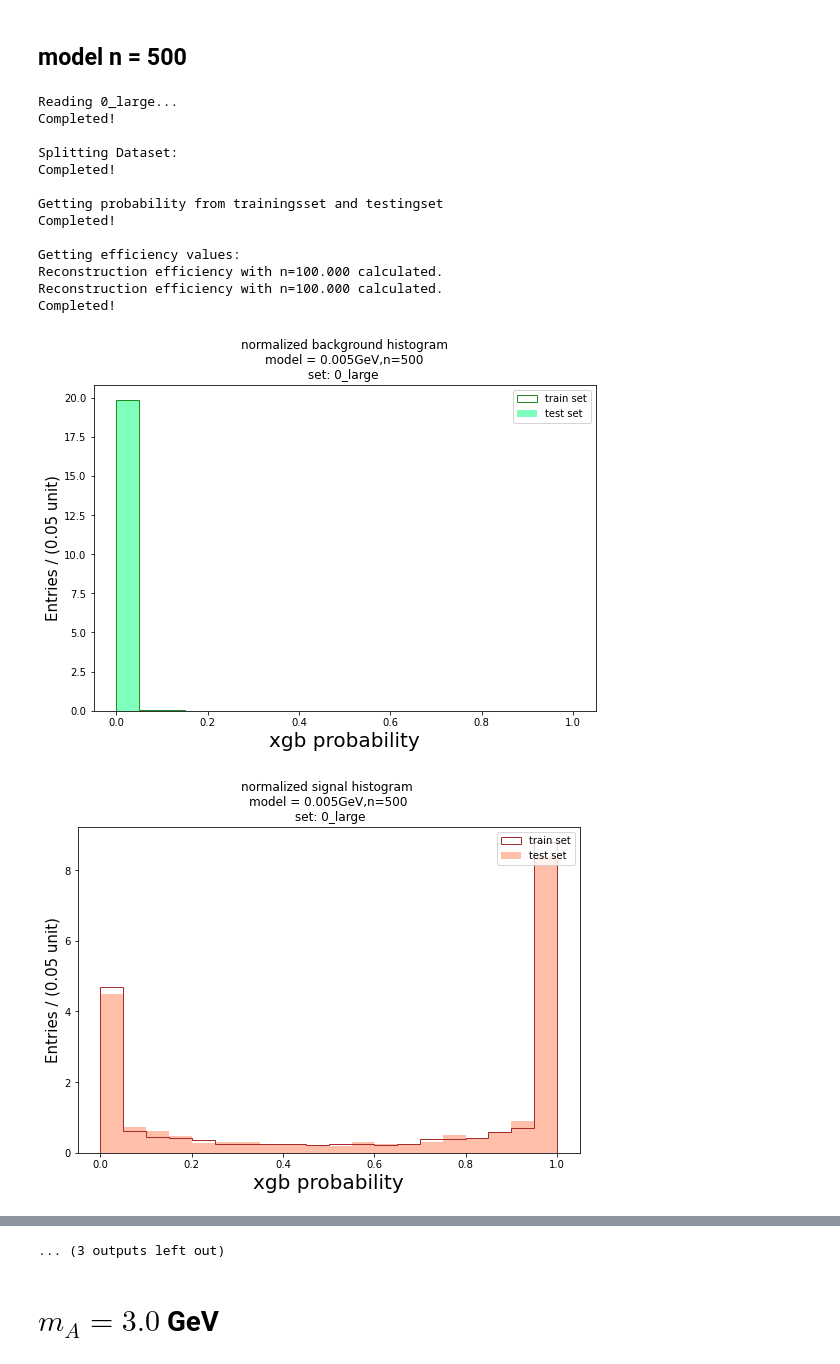
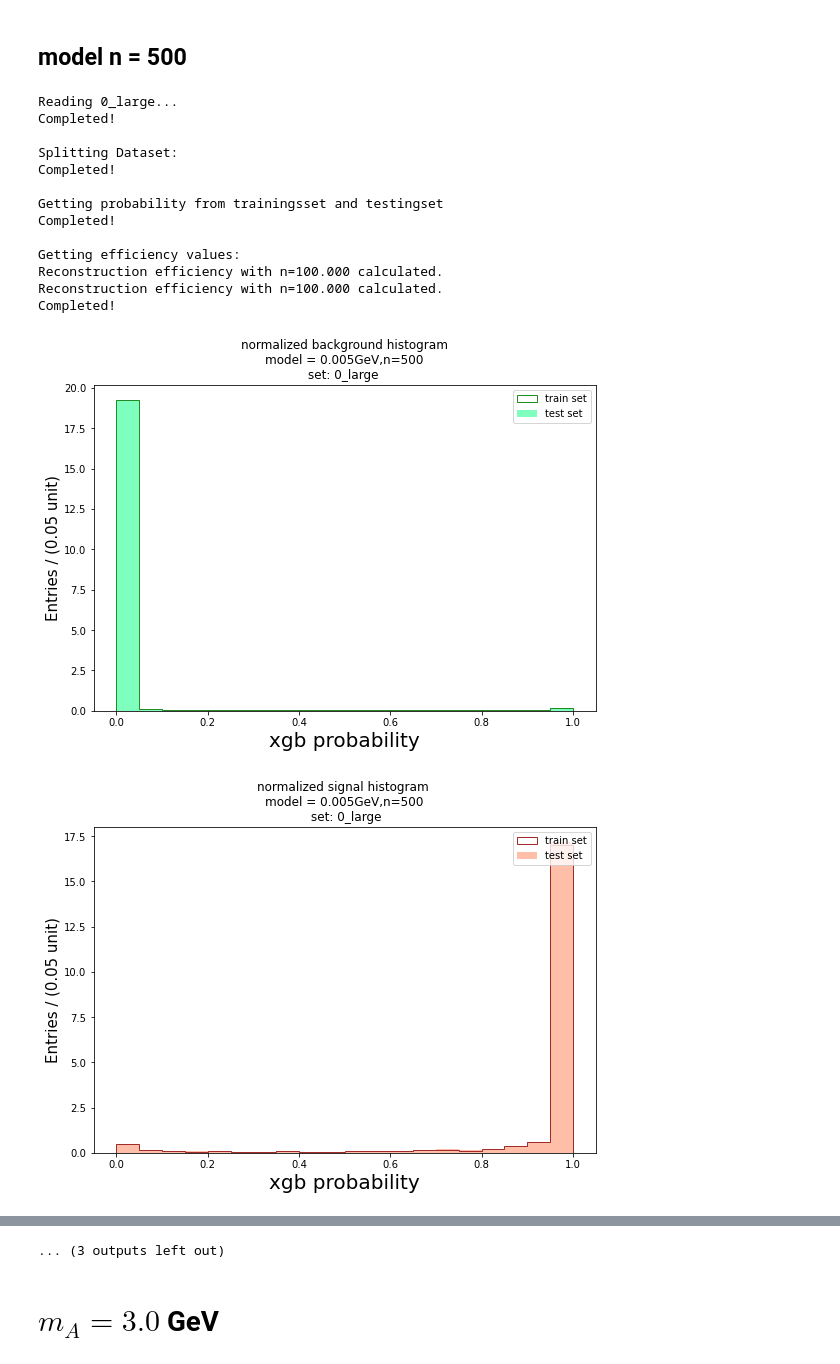
Before and after one commit to AlexanderAvocone/Bachelor-thesis, a Jupyter notebook: Code/cross_mass.ipynb, the cells around one changed output, grey strips where cells are left out. Cells and saved outputs as stored; diff of their text form; code cells hidden in the pictures.

```diff
--- a/Code/cross_mass.ipynb
+++ b/Code/cross_mass.ipynb
@@ -40,7 +40,7 @@ for index in range(len(data)):
 
         print("Getting probability from trainingsset and testingset")
         model = XGBClassifier()
-        model.load_model("/ceph/aavocone/models/new_0_0_model500.txt")
+        model.load_model("/ceph/aavocone/models/under0_500.txt")
         y_train = model.predict_proba(xtrain)[:,1]
         yprob = model.predict_proba(xtest)[:,1]
         print("Completed!\n")
@@ -64,7 +64,7 @@ for index in range(len(data)):
         plt.ylabel("Entries / ({:.2f} unit)".format(binning[1]-binning[0]), fontsize = 15)
         plt.xlabel("xgb probability", fontsize = 20)
         plt.legend()
-        plt.savefig(f"/work/aavocone/week10/cross_mass/{data[index]}_mA0_{estimator}_overtrain_background.pdf", format="pdf",bbox_inches="tight")
+        #plt.savefig(f"/work/aavocone/week10/comparison/{data[index]}_mA0_{estimator}_overtrain_background.pdf", format="pdf",bbox_inches="tight")
         plt.show()
 
         #signal
@@ -75,7 +75,7 @@ for index in range(len(data)):
         plt.ylabel("Entries / ({:.2f} unit)".format(binning[1]-binning[0]), fontsize = 15)
         plt.xlabel("xgb probability", fontsize = 20)
         plt.legend()
-        plt.savefig(f"/work/aavocone/week10/cross_mass/{data[index]}_mA0_{estimator}_overtrain_signal.pdf", format="pdf",bbox_inches="tight")
+        #plt.savefig(f"/work/aavocone/week10/comparison/{data[index]}_mA0_{estimator}_overtrain_signal.pdf", format="pdf",bbox_inches="tight")
         plt.show()
 
 
@@ -87,55 +87,55 @@ for index in range(len(data)):
         plt.ylabel("Entries / ({:.2f} unit)".format(bin_edges[1]-bin_edges[0]), fontsize = 15)
         plt.xlabel("xgb probability", fontsize = 20)
         plt.legend()
-        plt.savefig(f"/work/aavocone/week10/cross_mass/{data[index]}_mA0_{estimator}__histogram.pdf", format="pdf",bbox_inches="tight")
+        #plt.savefig(f"/work/aavocone/week10/comparison/{data[index]}_mA0_{estimator}__histogram.pdf", format="pdf",bbox_inches="tight")
         plt.show()
 
 #signal efficiency background rejection
 plt.figure(figsize=(9,6))
-plt.plot(bin_edges, 1-background_eff[0], label = "$m_A =$ 0.005 GeV", color ="lawngreen")
-plt.plot(bin_edges, 1-background_eff[1], label = "$m_A =$ 0.005 GeV", color ="limegreen")
-plt.plot(bin_edges, 1-background_eff[2], label = "$m_A =$ 0.005 GeV", color ="forestgreen")
+plt.plot(bin_edges, (1-background_eff[0])*100, label = "$m_A =$ 0.005 GeV", color ="lawngreen")
+plt.plot(bin_edges, (1-background_eff[1])*100, label = "$m_A =$ 3.0 GeV", color ="limegreen")
+plt.plot(bin_edges, (1-background_eff[2])*100, label = "$m_A =$ 4.6 GeV", color ="forestgreen")
 plt.xlabel("xgb probability", fontsize = 20)
-plt.ylabel("background rejection", fontsize = 15)
+plt.ylabel("background rejection  [%]", fontsize = 15)
 plt.title(f"Background rejection for 0_model500", fontsize = 15)
 plt.legend()
-plt.savefig(f"/work/aavocone/week10/cross_mass/mA0_500_background_reject.pdf", format="pdf",bbox_inches="tight")
+#plt.savefig(f"/work/aavocone/week10/comparison/mA0_500_background_reject.pdf", format="pdf",bbox_inches="tight")
 plt.show()
 
 plt.figure(figsize=(9,6))
-plt.plot(bin_edges, signal_eff[0], label = "$m_A =$ 0.005 GeV", color = "goldenrod")
-plt.plot(bin_edges, signal_eff[1], label = "$m_A =$ 3.0 GeV", color = "r")
-plt.plot(bin_edges, signal_eff[2], label = "$m_A =$ 4.6 GeV", color = "darkred")
+plt.plot(bin_edges, (signal_eff[0])*100, label = "$m_A =$ 0.005 GeV", color = "goldenrod")
+plt.plot(bin_edges, (signal_eff[1])*100, label = "$m_A =$ 3.0 GeV", color = "r")
+plt.plot(bin_edges, (signal_eff[2])*100, label = "$m_A =$ 4.6 GeV", color = "darkred")
 plt.xlabel("xgb probability", fontsize = 20)
-plt.ylabel("signal efficiency",fontsize=15)
+plt.ylabel("signal efficiency  [%]",fontsize=15)
 plt.title(f"signal efficiency for 0_model500", fontsize = 15)
 plt.legend()
-plt.savefig(f"/work/aavocone/week10/cross_mass/mA0_500_signal_eff.pdf", format="pdf",bbox_inches="tight")
+#plt.savefig(f"/work/aavocone/week10/comparison/mA0_500_signal_eff.pdf", format="pdf",bbox_inches="tight")
 plt.show()
 
 plt.figure(figsize=(9,6))
 plt.plot(bin_edges, pfom_list[0], label = "$m_A =$ 0.005 GeV", color ="goldenrod")
 plt.plot(bin_edges, pfom_list[1], label = "$m_A =$ 3.0 GeV", color ="red")
 plt.plot(bin_edges, pfom_list[2], label = "$m_A =$ 4.6 GeV", color ="darkred")
 plt.title("Punzi figure of merit comparison for 0_model500",fontsize=15)
 plt.ylabel("Punzi FOM",fontsize=15)
 plt.xlabel("xgb probability", fontsize = 20)
 plt.legend()
-plt.savefig(f"/work/aavocone/week10/cross_mass/PFOM_mA0_500.pdf", format="pdf",bbox_inches="tight")
+#plt.savefig(f"/work/aavocone/week10/comparison/PFOM_mA0_500.pdf", format="pdf",bbox_inches="tight")
 plt.show()
 # %% [output]
 Reading 0_large...
 Completed!
 
 Splitting Dataset:
 Completed!
 
 Getting probability from trainingsset and testingset
 Completed!
 
 Getting efficiency values:
 Reconstruction efficiency with n=100.000 calculated.
 Reconstruction efficiency with n=100.000 calculated.
 Completed!
-[figure, old version]
+[figure, new version]
-[figure, old version]
+[figure, new version]
```
Also changed, not shown: parts of 3 cells of this notebook, 33 other files.
